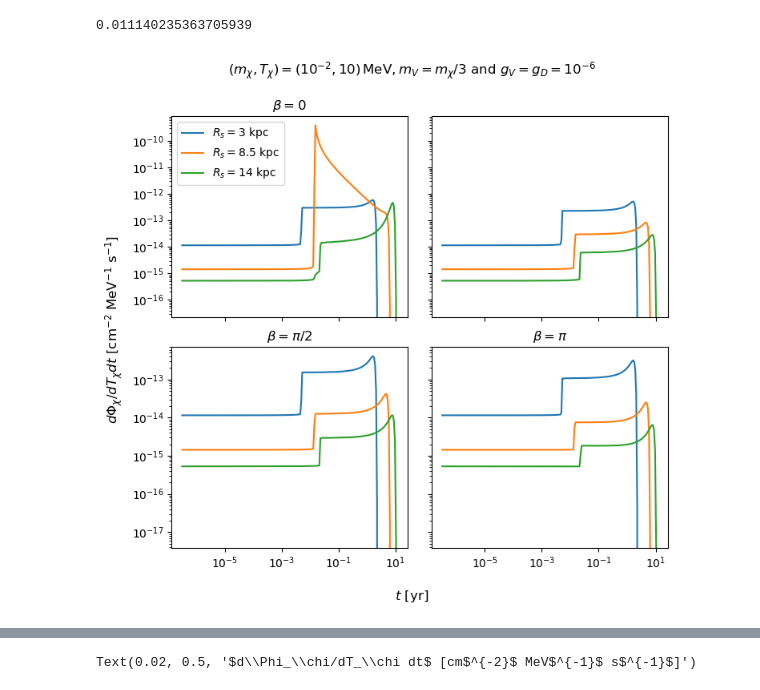
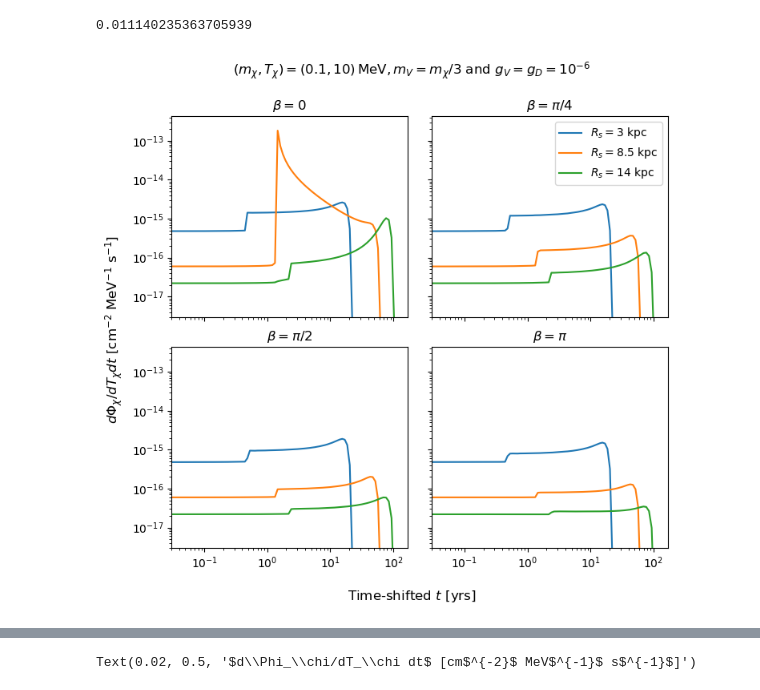
Before and after one commit to yenhsunlin/SNnuBDM2, a Jupyter notebook: src/plot.ipynb, the cells around one changed output, grey strips where cells are left out. Drawn from its saved outputs; the diff is of its cells as text; code cells hidden in the pictures.

```diff
--- a/src/plot.ipynb
+++ b/src/plot.ipynb
@@ -197,17 +197,18 @@ Rs_list = [3,8.35,8.5,8.65,14]
 beta_list = [0,0.25,0.5,1]
 """
 # %%
-pathToFlux = '/Users/yenhsun/SNnuBDM_data/flux'
-pathToEventLightMv = '/Users/yenhsun/SNnuBDM_data/eventLightMediator'
-pathToEventEqualMv = '/Users/yenhsun/SNnuBDM_data/eventEqualMediator'
-pathToEventNoEps = '/Users/yenhsun/SNnuBDM_data/eventNoEps'
+#pathToFlux = '/Users/yenhsun/SNnuBDM_data/flux'
+pathToFlux = '/Users/yenhsun/GitHub/SNnuBDM2/data/BDM_flux'
+#pathToEventLightMv = '/Users/yenhsun/SNnuBDM_data/eventLightMediator'
+#pathToEventEqualMv = '/Users/yenhsun/SNnuBDM_data/eventEqualMediator'
+#pathToEventNoEps = '/Users/yenhsun/SNnuBDM_data/eventNoEps'
 #flux_mx1.00e-01_Tx005_Rs3.00_beta0.00
 #pathToFlux =  '/Users/yenhsun/Library/CloudStorage/GoogleDrive-yenhsun@phys.ncku.edu.tw/其他電腦/我的 iMac/SNnuBDM_data/SNnuBDM_data/flux'
 #pathToEventLightMv = '/Users/yenhsun/Library/CloudStorage/GoogleDrive-yenhsun@phys.ncku.edu.tw/其他電腦/我的 iMac/SNnuBDM_data/SNnuBDM_data/eventLightMediator'
 #pathToEventEqualMv = '/Users/yenhsun/Library/CloudStorage/GoogleDrive-yenhsun@phys.ncku.edu.tw/其他電腦/我的 iMac/SNnuBDM_data/SNnuBDM_data/eventEqualMediator'
 #pathToEventNoEps = '/Users/yenhsun/Library/CloudStorage/GoogleDrive-yenhsun@phys.ncku.edu.tw/其他電腦/我的 iMac/SNnuBDM_data/SNnuBDM_data/eventNoEps'
 # %%
-mx = 1e-2
+mx = 0.1
 Tx = 10
 Rstar = [3,8.5,14]
 beta1 = 0
@@ -219,10 +220,10 @@ flux_Rstar_beta2 = []
 flux_Rstar_beta3 = []
 flux_Rstar_beta4 = []
 for i in range(3):
-    flux1 = np.loadtxt(pathToFlux + f'/flux_mx{mx:.2e}_Tx{Tx:0{3}d}_Rs{Rstar[i]:.2f}_beta{beta1:.2f}.txt',skiprows=1)
-    flux2 = np.loadtxt(pathToFlux + f'/flux_mx{mx:.2e}_Tx{Tx:0{3}d}_Rs{Rstar[i]:.2f}_beta{beta2:.2f}.txt',skiprows=1)
-    flux3 = np.loadtxt(pathToFlux + f'/flux_mx{mx:.2e}_Tx{Tx:0{3}d}_Rs{Rstar[i]:.2f}_beta{beta3:.2f}.txt',skiprows=1)
-    flux4 = np.loadtxt(pathToFlux + f'/flux_mx{mx:.2e}_Tx{Tx:0{3}d}_Rs{Rstar[i]:.2f}_beta{beta4:.2f}.txt',skiprows=1)
+    flux1 = np.loadtxt(pathToFlux + f'/flux_mx{mx}_Tx{Tx}_Rs{Rstar[i]}_beta{beta1:.2f}pi.txt',skiprows=1)
+    flux2 = np.loadtxt(pathToFlux + f'/flux_mx{mx}_Tx{Tx}_Rs{Rstar[i]}_beta{beta2:.2f}pi.txt',skiprows=1)
+    flux3 = np.loadtxt(pathToFlux + f'/flux_mx{mx}_Tx{Tx}_Rs{Rstar[i]}_beta{beta3:.2f}pi.txt',skiprows=1)
+    flux4 = np.loadtxt(pathToFlux + f'/flux_mx{mx}_Tx{Tx}_Rs{Rstar[i]}_beta{beta4:.2f}pi.txt',skiprows=1)
     flux_Rstar_beta1.append(flux1)
     flux_Rstar_beta2.append(flux2)
     flux_Rstar_beta3.append(flux3)
@@ -234,33 +235,34 @@ flux_Rstar_beta4 = np.array(flux_Rstar_beta4)
 # %%
 fig = plt.figure(figsize=(8,7))
 gs = fig.add_gridspec(2, 2, hspace=1.5e-1, wspace=1e-1)
 (ax1, ax2), (ax3, ax4) = gs.subplots(sharex='col', sharey='row')
-fig.suptitle(r'$(m_\chi,T_\chi)=(10^{-2},10)\,{\rm MeV},m_V=m_\chi/3$ and $g_V=g_D=10^{-6}$')
+fig.suptitle(r'$(m_\chi,T_\chi)=(0.1,10)\,{\rm MeV},m_V=m_\chi/3$ and $g_V=g_D=10^{-6}$')
 for i in range(3):
     ax1.plot(flux_Rstar_beta1[i,:,0]/yr2s,flux_Rstar_beta1[i,:,1],label=r'$R_s = $'+str(Rstar[i])+' kpc')
-#ax1.set_xlim(5e-1,3000)
-#ax1.set_ylim(3e-22,2e-16)
+ax1.set_xlim(3e-2,170)
+ax1.set_ylim(3e-18,4.3e-13)
 ax1.set_title(r'$\beta=$' + f'{beta1}')
-ax1.legend()
+
 for i in range(3):
     ax2.plot(flux_Rstar_beta2[i,:,0]/yr2s,flux_Rstar_beta2[i,:,1],label=r'$R_s = $'+str(Rstar[i])+' kpc')
-#ax2.set_xlim(5e-1,3000)
-#ax2.set_title(r'$\beta=$' + f'$\pi/4$')
+ax2.set_xlim(3e-2,170)
+ax2.set_title(r'$\beta=$' + f'$\pi/4$')
+ax2.legend()
 for i in range(3):
     ax3.plot(flux_Rstar_beta3[i,:,0]/yr2s,flux_Rstar_beta3[i,:,1],label=r'$R_s = $'+str(Rstar[i])+' kpc')
-#ax3.set_ylim(3e-22,2e-16)
+ax3.set_ylim(3e-18,4.3e-13)
 ax3.set_title(r'$\beta=$' + f'$\pi/2$')
 for i in range(3):
     ax4.plot(flux_Rstar_beta4[i,:,0]/yr2s,flux_Rstar_beta4[i,:,1],label=r'$R_s = $'+str(Rstar[i])+' kpc')
 ax4.set_title(r'$\beta=$' + f'$\pi$')
     # Dealing with axes
 for i in range(1,5):
     # set both x and y axes into log-scale
     eval(f'ax{i}.set_xscale(\'log\')')
     eval(f'ax{i}.set_yscale(\'log\')')
 # Set commom labels
-fig.supxlabel(r'$t$ [yr]')
+fig.supxlabel(r'Time-shifted $t$ [yrs]')
 fig.supylabel(r'$d\Phi_\chi/dT_\chi dt$ [cm$^{-2}$ MeV$^{-1}$ s$^{-1}$]')
-fig.savefig('../plots/flux_mx10keV_md.pdf',bbox_inches='tight')
+fig.savefig('../plots/flux_mx100keV_md.pdf',bbox_inches='tight')
 # %% [output]
-[figure, old version]
+[figure, new version]
```
Also changed, not shown: parts of 1 cell of this notebook, 19 other files.
